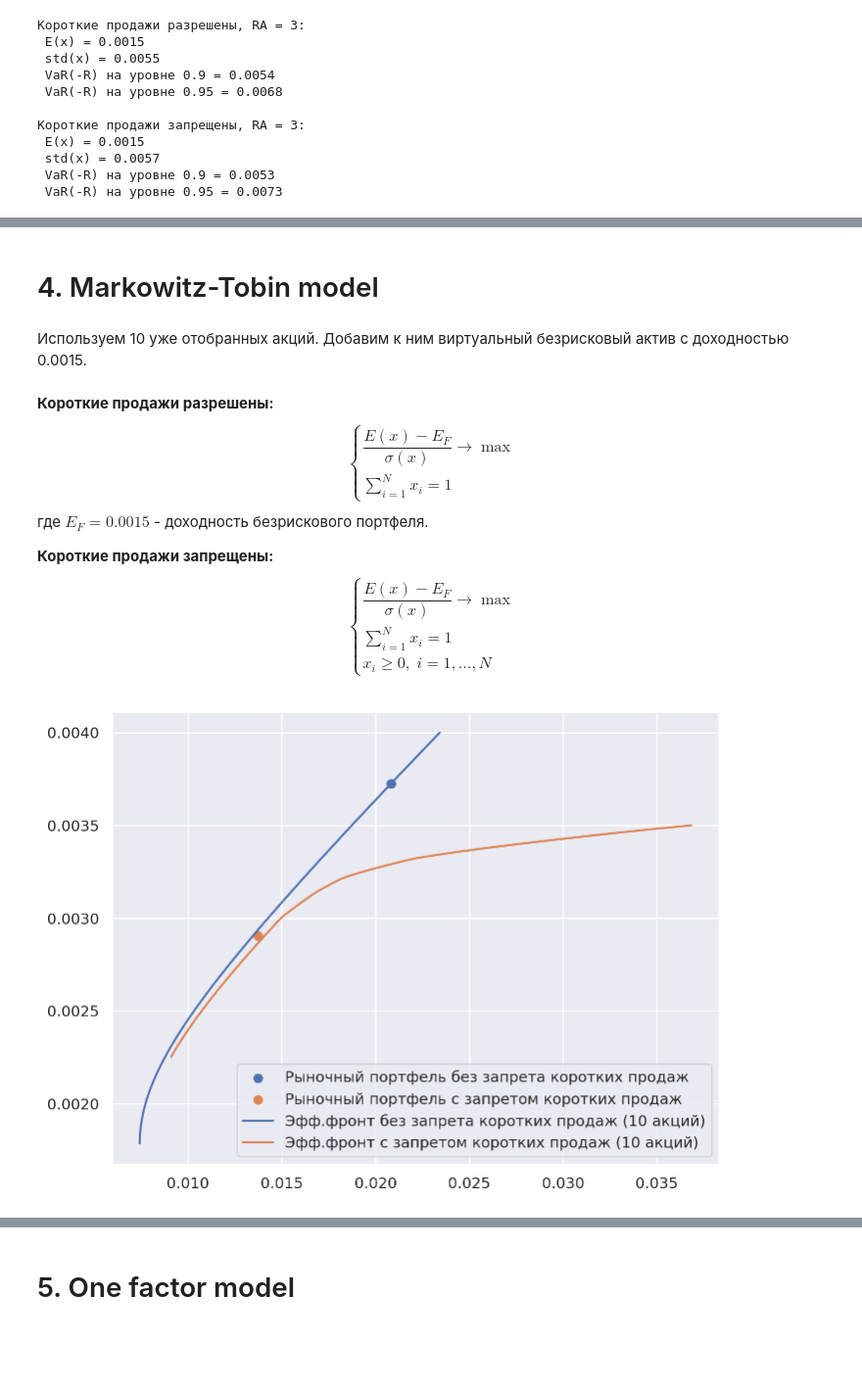
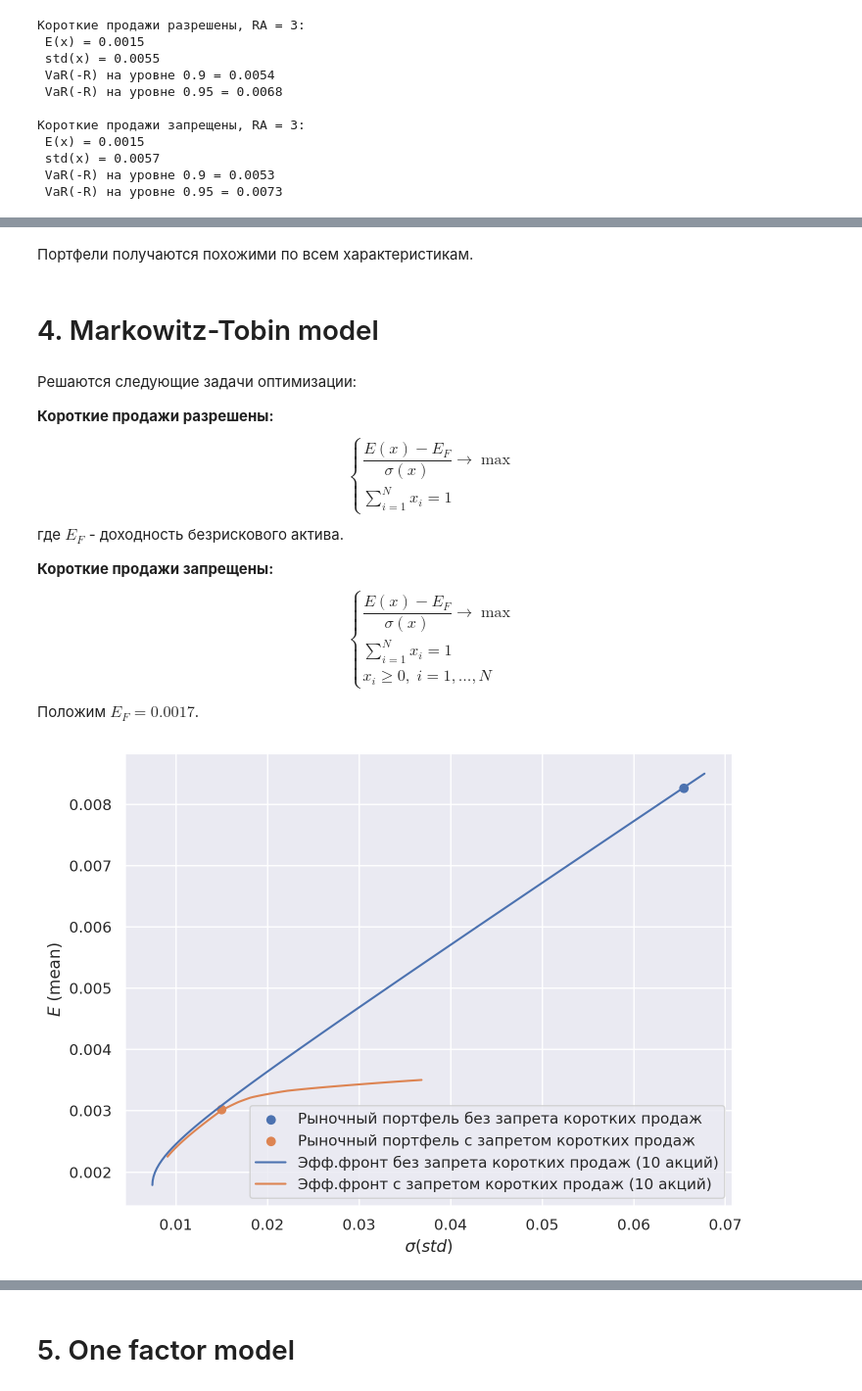
Before and after one commit to antonov1lya/ResearchSeminar2024, a Jupyter notebook: lab2.ipynb, the cells around one changed output, grey strips where cells are left out. Shown at 98% size. Saved outputs shown, nothing was run; the diff lists cells and outputs as text; code cells hidden in the pictures; blank space fills up the shorter version.

```diff
--- a/lab2.ipynb
+++ b/lab2.ipynb
@@ -193,9 +201,9 @@ def draw_efficient_frontier(S: np.ndarray, E: np.ndarray, indexes_returns: float
     plt.scatter(calcuate_sigma(S,x_min_with_short_sales), E0_min_with_short_sales,
     label='Портфель с мин. риском без запрета коротких продаж')
 
-    E_with_short_sales = np.linspace(E0_min_with_short_sales, 0.004, 100)
+    E_with_short_sales = np.linspace(E0_min_with_short_sales, 0.007, 100)
     sigma_with_short_sales = [calcuate_sigma(S, with_short_sales(S, E, i)) for i in E_with_short_sales]
-    plt.plot(sigma_with_short_sales, E_with_short_sales, label='Эфф.фронт с запретом коротких продаж')
+    plt.plot(sigma_with_short_sales, E_with_short_sales, label='Эфф.фронт без запрета коротких продаж')
 
     x_min_without_short_sales = minimal_risk_without_short_sales(S,E)
     E0_min_without_short_sales = np.dot(x_min_without_short_sales, E)
@@ -205,7 +213,7 @@ def draw_efficient_frontier(S: np.ndarray, E: np.ndarray, indexes_returns: float
 
     E_without_short_sales = np.linspace(E0_min_without_short_sales, 0.0035, 100)
     sigma_without_short_sales = [calcuate_sigma(S, without_short_sales(S, E, i)) for i in E_without_short_sales]
-    plt.plot(sigma_without_short_sales, E_without_short_sales, label='Эфф.фронт без запрета коротких продаж')
+    plt.plot(sigma_without_short_sales, E_without_short_sales, label='Эфф.фронт с запретом коротких продаж')
 
     x_equal = [1/len(E) for i in range(len(E))]
     sigma_equal = calcuate_sigma(S, x_equal)
@@ -245,18 +255,18 @@ plt.show()
 # %% [output]
 [figure]
 # %%
-def draw_efficient_frontier(S: np.ndarray, E: np.ndarray, n: int):
+def draw_efficient_frontier(S: np.ndarray, E: np.ndarray, n: int, E1: float=0.007, E2: float=0.0035):
     x_min_with_short_sales = minimal_risk_with_short_sales(S, E)
     E0_min_with_short_sales = np.dot(x_min_with_short_sales, E)
 
-    E_with_short_sales = np.linspace(E0_min_with_short_sales, 0.004, 100)
+    E_with_short_sales = np.linspace(E0_min_with_short_sales, E1, 100)
     sigma_with_short_sales = [calcuate_sigma(S, with_short_sales(S, E, i)) for i in E_with_short_sales]
     plt.plot(sigma_with_short_sales, E_with_short_sales, label=f'Эфф.фронт без запрета коротких продаж ({n} акций)')
 
     x_min_without_short_sales = minimal_risk_without_short_sales(S,E)
     E0_min_without_short_sales = np.dot(x_min_without_short_sales, E)
 
-    E_without_short_sales = np.linspace(E0_min_without_short_sales, 0.0035, 100)
+    E_without_short_sales = np.linspace(E0_min_without_short_sales, E2, 100)
     sigma_without_short_sales = [calcuate_sigma(S, without_short_sales(S, E, i)) for i in E_without_short_sales]
     plt.plot(sigma_without_short_sales, E_without_short_sales, label=f'Эфф.фронт с запретом коротких продаж ({n} акций)')
 # %%
@@ -357,0 +346,22 @@ array([0.0025, 0.0018, 0.    , 0.2049, 0.0805, 0.0435, 0.    , 0.0988,
+# %%
+plt.rcParams['figure.figsize'] = 16, 6
+
+plt.suptitle('Сравнение долей в портфелях \n RA=3')
+
+plt.subplot(1,2,1)
+plt.title('Короткие продажи разрешены')
+sns.barplot(x_risk_aversion_with_short_sales)
+plt.xticks(rotation=90)
+plt.xlabel('Средняя доходность актива')
+plt.ylabel('Доля актива в портфеле')
+
+plt.subplot(1,2,2)
+plt.title('Короткие продажи запрещены')
+sns.barplot(x_risk_aversion_without_short_sales)
+plt.xticks(rotation=90)
+plt.xlabel('Средняя доходность актива')
+plt.ylabel('Доля актива в портфеле')
+
+plt.show()
+
+plt.rcParams['figure.figsize'] = 8, 6
@@ -391,8 +399,10 @@ plt.show()
+# %% [markdown]
+Портфели получаются похожими по всем характеристикам.
 # %% [markdown]
 # 4. Markowitz-Tobin model
-# %% [markdown]
-Используем 10 уже отобранных акций. Добавим к ним виртуальный безрисковый актив с доходностью 0.0015.
 # %% [markdown]
+Решаются следующие задачи оптимизации:
+
 **Короткие продажи разрешены:**
 $$
 \begin{cases}
@@ -400,7 +410,7 @@ $$
 \sum_{i=1}^N x_i = 1
 \end{cases}
 $$
-где $E_F=0.0015$ - доходность безрискового портфеля.
+где $E_F$ - доходность безрискового актива.
 
 **Короткие продажи запрещены:**
 $$
@@ -410,8 +420,10 @@ $$
 x_i \geq 0, \; i=1,\ldots,N
 \end{cases}
 $$
+
+Положим $E_F=0.0017$.
 # %%
-def markowitz_tobin_with_short_sales(S: np.ndarray, E: np.ndarray, E_F: float = 0.0015) -> np.ndarray:
+def markowitz_tobin_with_short_sales(S: np.ndarray, E: np.ndarray, E_F: float = 0.0017) -> np.ndarray:
     def objective(x):
         return -(np.dot(E,x)-E_F) / np.sqrt(np.dot(np.dot(x,S),x))
     def constraint1(x):
@@ -423,7 +435,7 @@ def markowitz_tobin_with_short_sales(S: np.ndarray, E: np.ndarray, E_F: float =
         return solver.x
     return None
 
-def markowitz_tobin_without_short_sales(S: np.ndarray, E: np.ndarray, E_F: float = 0.0015) -> np.ndarray:
+def markowitz_tobin_without_short_sales(S: np.ndarray, E: np.ndarray, E_F: float = 0.0017) -> np.ndarray:
     def objective(x):
         return -(np.dot(E,x)-E_F) / np.sqrt(np.dot(np.dot(x,S),x))
     def constraint1(x):
@@ -438,15 +450,17 @@ def markowitz_tobin_without_short_sales(S: np.ndarray, E: np.ndarray, E_F: float
 # %%
 E = np.array(top10_returns.mean())
 S = np.array(top10_returns.cov())
 
 x_with_short_sales = markowitz_tobin_with_short_sales(S, E)
 x_without_short_sales = markowitz_tobin_without_short_sales(S, E)
 
 plt.scatter([calcuate_sigma(S, x_with_short_sales)], np.dot(E, x_with_short_sales), label='Рыночный портфель без запрета коротких продаж')
 plt.scatter([calcuate_sigma(S, x_without_short_sales)], np.dot(E, x_without_short_sales), label='Рыночный портфель с запретом коротких продаж')
 
-draw_efficient_frontier(S, E, 10)
+draw_efficient_frontier(S, E, 10, 0.0085)
+plt.xlabel('$\sigma (std)$')
+plt.ylabel('$E$ (mean)')
 plt.legend()
 plt.show()
 # %% [output]
-[figure, old version]
+[figure, new version]
```
Also changed, not shown: parts of 48 cells of this notebook.
